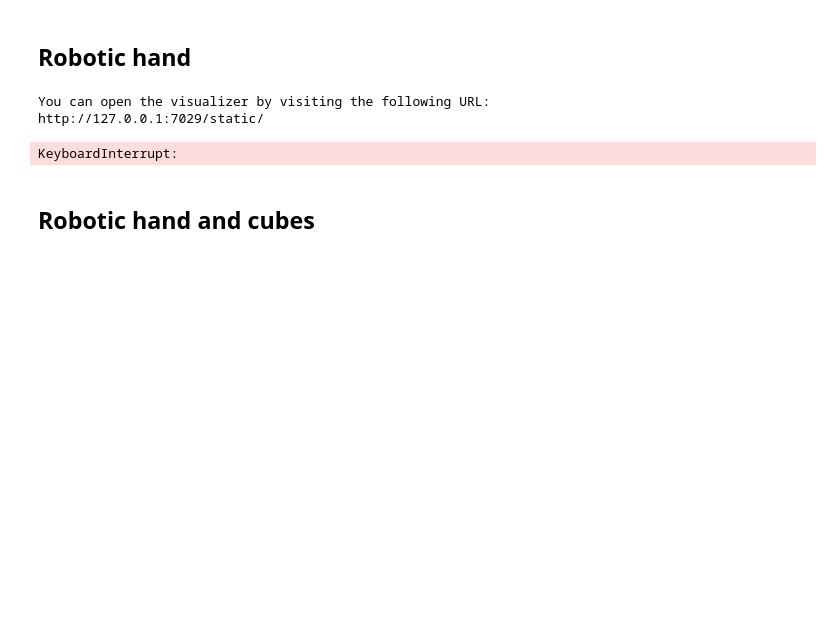
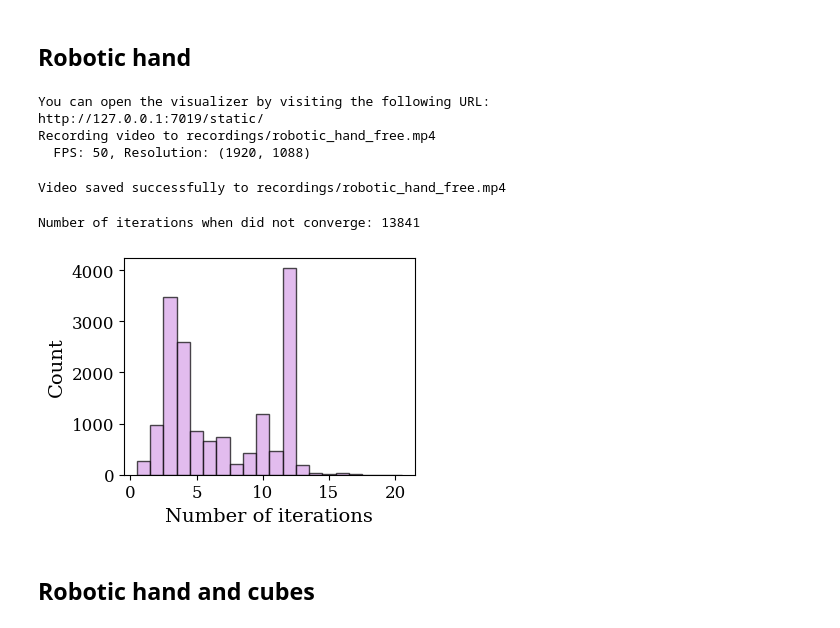
Before and after one commit to srete/robotski-sistemi-projekat, a Jupyter notebook: examples.ipynb, the cells around one changed output. Saved outputs shown, nothing was run; the diff lists cells and outputs as text; code cells hidden in the pictures; blank space fills up the shorter version.

```diff
--- a/examples.ipynb
+++ b/examples.ipynb
@@ -145,15 +197,15 @@ for req in geom_data.collisionRequests:
 # --- SIMULATION PARAMETERS ---
 DT = 1e-4
 DT_VISU = 1/50.
-DURATION = 2
+DURATION = 3
 MU = 0.8
 MAX_STAGGERED_ITERS = 20
 STAGGERED_TOL = 1e-6
-ENABLE_CONTACT = True
-ENABLE_FRICTION = True
+ENABLE_CONTACT = False
+ENABLE_FRICTION = False
 
-RECORD_VIDEO = False
-FILE_NAME = "house_of_cards.mp4"
+RECORD_VIDEO = True
+FILE_NAME = "robotic_hand_free.mp4"
 
 # Trajectory Reference
 q0 = model.referenceConfigurations['default']
@@ -172,5 +224,7 @@ config = SimulationConfig(model, dt=DT, dt_visu=DT_VISU, duration=DURATION,
 simulation = Simulation(config, model, data, geom_model, geom_data, qdes=qdes)
 # %% [output]
 You can open the visualizer by visiting the following URL:
-http://127.0.0.1:7029/static/
+http://127.0.0.1:7019/static/
+Recording video to recordings/robotic_hand_free.mp4
+  FPS: 50, Resolution: (1920, 1088)
 # %%
@@ -178,7 +232,25 @@ simulation.viz.viewer.jupyter_cell()
 # %%
-simulation.run()
+hist, num = simulation.run()
 # %% [output]
-KeyboardInterrupt:
+Video saved successfully to recordings/robotic_hand_free.mp4
+# %%
+fig, ax = plt.subplots()
+
+ax.hist(
+    hist,
+    bins=np.arange(1, max(hist) + 2) - 0.5,
+    edgecolor='black',
+    alpha=0.7)
+
+ax.set_xlabel('Number of iterations')
+ax.set_ylabel('Count')
+fig.tight_layout()
+fig.savefig('figures/robotic_hand.pdf')
+
+print(f"Number of iterations when did not converge: {num}")
+# %% [output]
+Number of iterations when did not converge: 13841
+[figure, added]
 # %% [markdown]
 ## Robotic hand and cubes
 # %%
```
Also changed, not shown: parts of 14 cells of this notebook, 2 other files.
